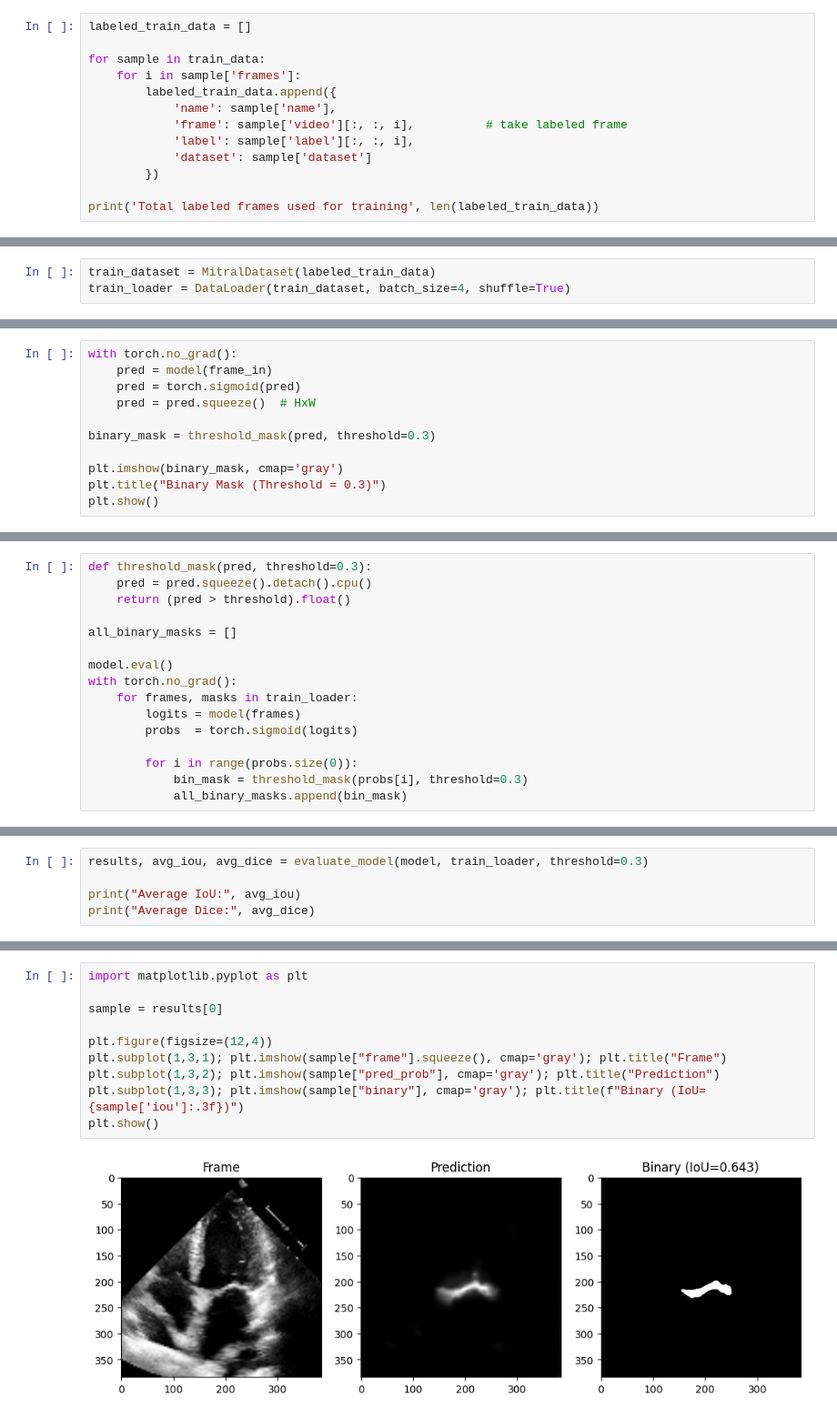
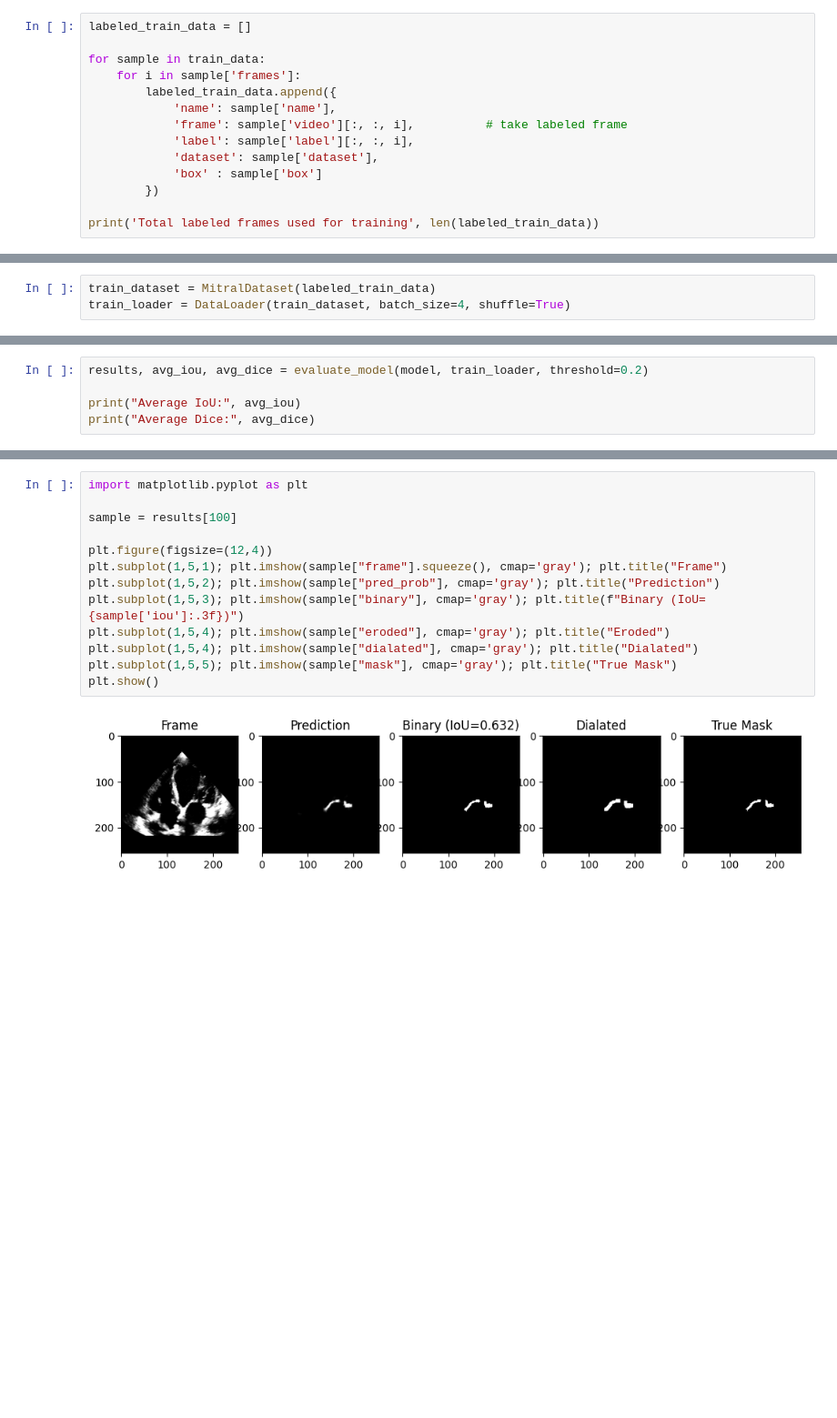
Before and after one commit to lambione/ETH-KAGGLE-COMPETITIONS-AML, a Jupyter notebook: PROJECT_2/unet_training.ipynb, the cells around one changed output, grey strips where cells are left out. Shown at 91% size. Cells and saved outputs as stored; diff of their text form; blank space fills up the shorter version.

```diff
--- a/PROJECT_2/unet_training.ipynb
+++ b/PROJECT_2/unet_training.ipynb
@@ -43,7 +64,8 @@ for sample in train_data:
             'name': sample['name'],
             'frame': sample['video'][:, :, i],          # take labeled frame
             'label': sample['label'][:, :, i],
-            'dataset': sample['dataset']
+            'dataset': sample['dataset'],
+            'box' : sample['box']
         })
 
 print('Total labeled frames used for training', len(labeled_train_data))
@@ -313,11 +574,0 @@ def threshold_mask(pred, threshold=0.3):
-# %%
-with torch.no_grad():
-    pred = model(frame_in)
-    pred = torch.sigmoid(pred)
-    pred = pred.squeeze()  # HxW
-
-binary_mask = threshold_mask(pred, threshold=0.3)
-
-plt.imshow(binary_mask, cmap='gray')
-plt.title("Binary Mask (Threshold = 0.3)")
-plt.show()
@@ -328,17 +577 @@ plt.show()
-# %%
-def threshold_mask(pred, threshold=0.3):
-    pred = pred.squeeze().detach().cpu()
-    return (pred > threshold).float()
-
-all_binary_masks = []
-
-model.eval()
-with torch.no_grad():
-    for frames, masks in train_loader:
-        logits = model(frames)
-        probs  = torch.sigmoid(logits)
-
-        for i in range(probs.size(0)):
-            bin_mask = threshold_mask(probs[i], threshold=0.3)
-            all_binary_masks.append(bin_mask)
 # %%
@@ -419,7 +691,7 @@ def evaluate_model(model, dataloader, threshold=0.3):
 
     return results, avg_iou, avg_dice
 # %%
-results, avg_iou, avg_dice = evaluate_model(model, train_loader, threshold=0.3)
+results, avg_iou, avg_dice = evaluate_model(model, train_loader, threshold=0.2)
 
 print("Average IoU:", avg_iou)
 print("Average Dice:", avg_dice)
@@ -429,12 +701,15 @@ Average Dice: 0.7334022906909008
 # %%
 import matplotlib.pyplot as plt
 
-sample = results[0]
+sample = results[100]
 
 plt.figure(figsize=(12,4))
-plt.subplot(1,3,1); plt.imshow(sample["frame"].squeeze(), cmap='gray'); plt.title("Frame")
-plt.subplot(1,3,2); plt.imshow(sample["pred_prob"], cmap='gray'); plt.title("Prediction")
-plt.subplot(1,3,3); plt.imshow(sample["binary"], cmap='gray'); plt.title(f"Binary (IoU={sample['iou']:.3f})")
+plt.subplot(1,5,1); plt.imshow(sample["frame"].squeeze(), cmap='gray'); plt.title("Frame")
+plt.subplot(1,5,2); plt.imshow(sample["pred_prob"], cmap='gray'); plt.title("Prediction")
+plt.subplot(1,5,3); plt.imshow(sample["binary"], cmap='gray'); plt.title(f"Binary (IoU={sample['iou']:.3f})")
+plt.subplot(1,5,4); plt.imshow(sample["eroded"], cmap='gray'); plt.title("Eroded")
+plt.subplot(1,5,4); plt.imshow(sample["dialated"], cmap='gray'); plt.title("Dialated")
+plt.subplot(1,5,5); plt.imshow(sample["mask"], cmap='gray'); plt.title("True Mask")
 plt.show()
 # %% [output]
-[figure, old version]
+[figure, new version]
```
Also changed, not shown: parts of 27 cells of this notebook.
